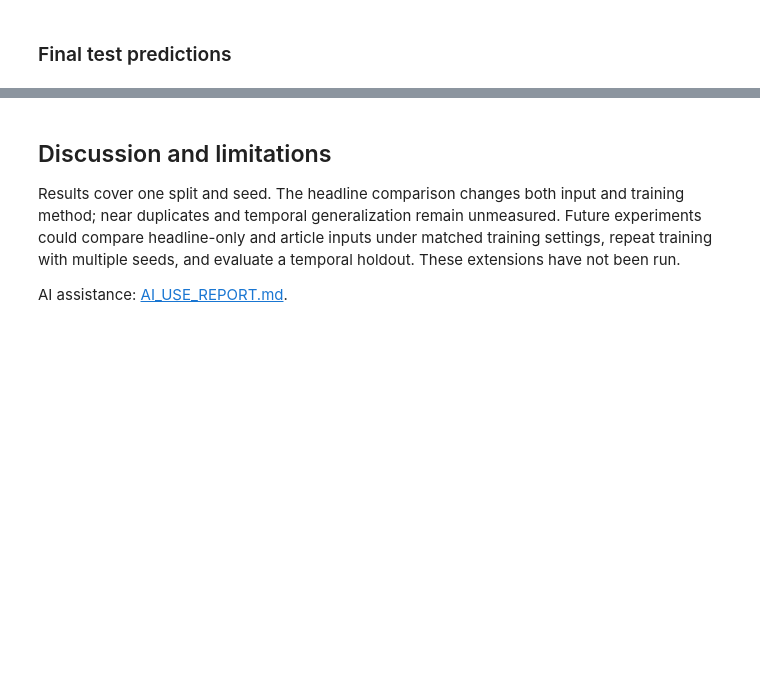
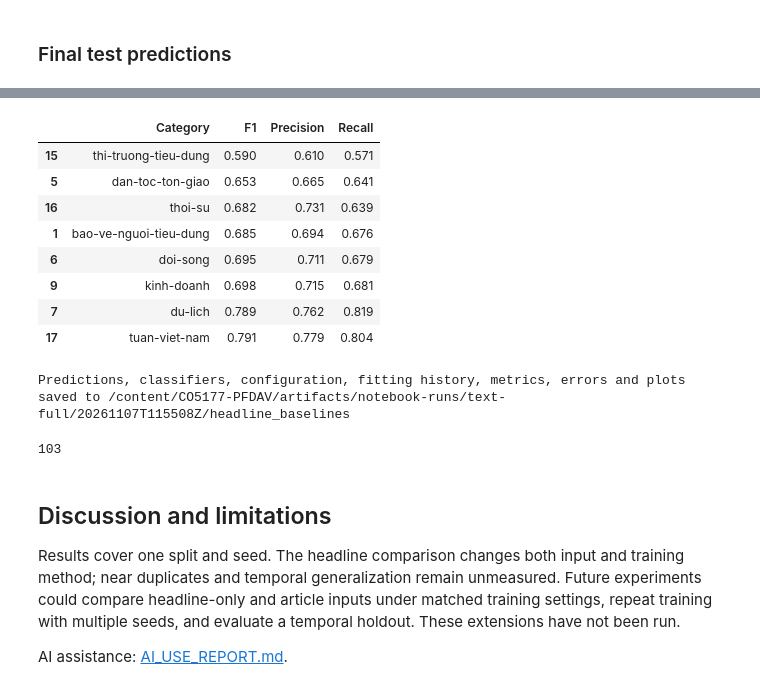
Before and after one commit to dathuynh1108/CO5177-PFDAV, a Jupyter notebook: notebooks/text.ipynb, the cells around one changed output, grey strips where cells are left out. Cells and saved outputs as stored; diff of their text form; code cells hidden in the pictures; blank space fills up the shorter version.

Commit message:
feat(text): combine PhoBERT and baselines in one executed notebook

```diff
--- a/notebooks/text.ipynb
+++ b/notebooks/text.ipynb
@@ -779,0 +1033,17 @@ Run configuration, metrics, logs, confusion matrix, figures and checkpoint saved
+# %%
+comparison_rows = [
+    {"Model": record["name"],
+     "Accuracy": record["test"]["accuracy"],
+     "Macro-F1": record["test"]["macro_f1"]}
+    for record in records
+]
+article_metrics = json.loads((RUN_DIR / "metrics.json").read_text())
+for name, key in [
+    ("Fine-tuned PhoBERT article head · argmax", "test_before_calibration"),
+    ("Fine-tuned PhoBERT article head · calibrated", "test_after_validation_calibration"),
+]:
+    score = article_metrics[key]
+    comparison_rows.append({"Model": name, "Accuracy": score["accuracy"], "Macro-F1": score["f1_macro"]})
+comparison = pd.DataFrame(comparison_rows).set_index("Model")
+display(comparison.round(4))
+comparison.to_csv(baseline_dir / "model_comparison.csv")
@@ -780,3 +1092,48 @@ Run configuration, metrics, logs, confusion matrix, figures and checkpoint saved
+# %%
+per_class = chosen["test"]["per_class"]
+display(
+    pd.DataFrame(
+        [
+            {
+                "Category": label,
+                "F1": per_class[label]["f1-score"],
+                "Precision": per_class[label]["precision"],
+                "Recall": per_class[label]["recall"],
+            }
+            for label in labels
+        ]
+    )
+    .sort_values("F1")
+    .head(8)
+    .round(3)
+)
+print(
+    "Predictions, classifiers, configuration, fitting history, metrics, errors and plots saved to",
+    OUTPUT_ROOT,
+)
+(OUTPUT_ROOT / "run_complete.json").write_text(
+    json.dumps(
+        {
+            "completed_at_utc": datetime.now(timezone.utc).isoformat(),
+            "article_count": len(frame),
+            "models": len(records),
+        },
+        indent=2,
+    )
+    + "\n"
+)
+# %% [output]
+|  | Category | F1 | Precision | Recall |
+| 15 | thi-truong-tieu-dung | 0.590 | 0.610 | 0.571 |
+| 5 | dan-toc-ton-giao | 0.653 | 0.665 | 0.641 |
+| 16 | thoi-su | 0.682 | 0.731 | 0.639 |
+| 1 | bao-ve-nguoi-tieu-dung | 0.685 | 0.694 | 0.676 |
+| 6 | doi-song | 0.695 | 0.711 | 0.679 |
+| 9 | kinh-doanh | 0.698 | 0.715 | 0.681 |
+| 7 | du-lich | 0.789 | 0.762 | 0.819 |
+| 17 | tuan-viet-nam | 0.791 | 0.779 | 0.804 |
+Predictions, classifiers, configuration, fitting history, metrics, errors and plots saved to /content/CO5177-PFDAV/artifacts/notebook-runs/text-full/20261107T115508Z/headline_baselines
+103
 # %% [markdown]
 ## Discussion and limitations
 
```
Also changed, not shown: parts of 24 cells of this notebook, 41 other files.
